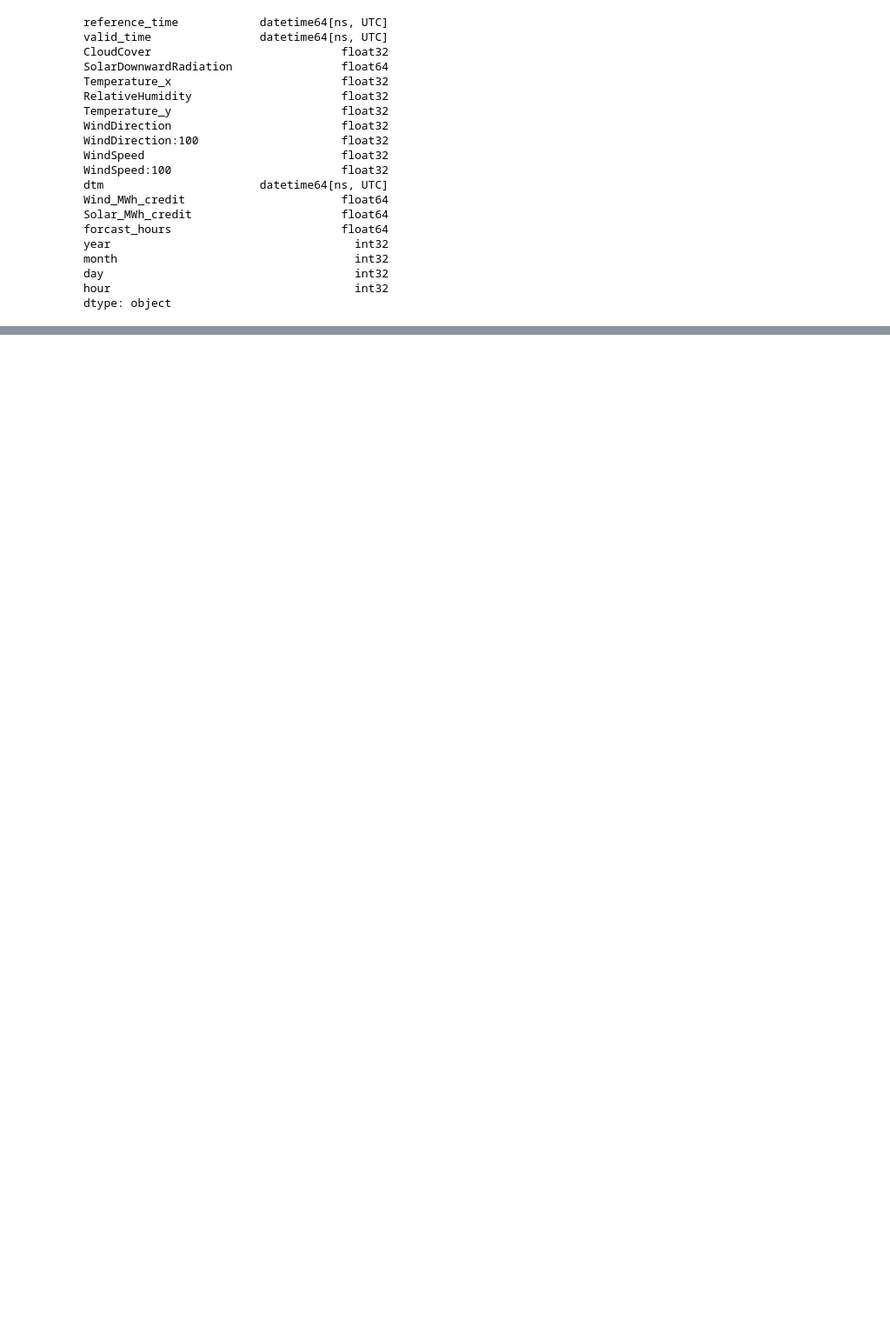
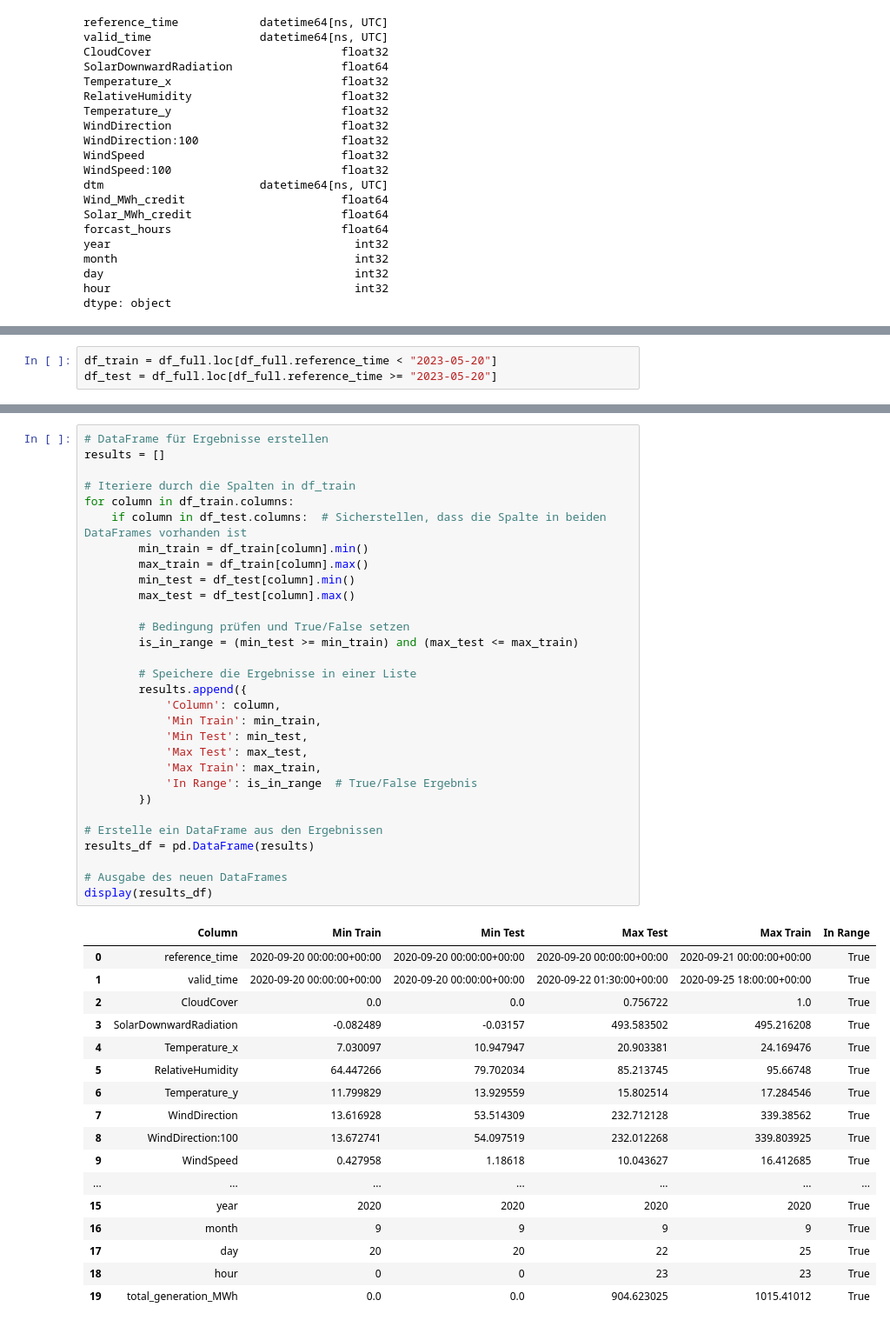
Before and after one commit to tombeihofer23/DoPro2, a Jupyter notebook: reasearch/06_quantilregression.ipynb, the cells around one changed output, grey strips where cells are left out. Shown: that part at 87% size. Saved outputs shown, nothing was run; the diff lists cells and outputs as text; blank space fills up the shorter version.

```diff
--- a/reasearch/06_quantilregression.ipynb
+++ b/reasearch/06_quantilregression.ipynb
@@ -223,0 +114,3 @@ display(df_test.describe())
+# %%
+df_train = df_full.loc[df_full.reference_time < "2023-05-20"]
+df_test = df_full.loc[df_full.reference_time >= "2023-05-20"]
@@ -224 +194,49 @@ display(df_test.describe())
+# %%
+# DataFrame für Ergebnisse erstellen
+results = []
+
+# Iteriere durch die Spalten in df_train
+for column in df_train.columns:
+    if column in df_test.columns:  # Sicherstellen, dass die Spalte in beiden DataFrames vorhanden ist
+        min_train = df_train[column].min()
+        max_train = df_train[column].max()
+        min_test = df_test[column].min()
+        max_test = df_test[column].max()
+
+        # Bedingung prüfen und True/False setzen
+        is_in_range = (min_test >= min_train) and (max_test <= max_train)
+
+        # Speichere die Ergebnisse in einer Liste
+        results.append({
+            'Column': column,
+            'Min Train': min_train,
+            'Min Test': min_test,
+            'Max Test': max_test,
+            'Max Train': max_train,
+            'In Range': is_in_range  # True/False Ergebnis
+        })
+
+# Erstelle ein DataFrame aus den Ergebnissen
+results_df = pd.DataFrame(results)
+
+# Ausgabe des neuen DataFrames
+display(results_df)
+# %% [output]
+|  | Column | Min Train | Min Test | Max Test | Max Train | In Range |
+| 0 | reference_time | 2020-09-20 00:00:00+00:00 | 2020-09-20 00:00:00+00:00 | 2020-09-20 00:00:00+00:00 | 2020-09-21 00:00:00+00:00 | True |
+| 1 | valid_time | 2020-09-20 00:00:00+00:00 | 2020-09-20 00:00:00+00:00 | 2020-09-22 01:30:00+00:00 | 2020-09-25 18:00:00+00:00 | True |
+| 2 | CloudCover | 0.0 | 0.0 | 0.756722 | 1.0 | True |
+| 3 | SolarDownwardRadiation | -0.082489 | -0.03157 | 493.583502 | 495.216208 | True |
+| 4 | Temperature_x | 7.030097 | 10.947947 | 20.903381 | 24.169476 | True |
+| 5 | RelativeHumidity | 64.447266 | 79.702034 | 85.213745 | 95.66748 | True |
+| 6 | Temperature_y | 11.799829 | 13.929559 | 15.802514 | 17.284546 | True |
+| 7 | WindDirection | 13.616928 | 53.514309 | 232.712128 | 339.38562 | True |
+| 8 | WindDirection:100 | 13.672741 | 54.097519 | 232.012268 | 339.803925 | True |
+| 9 | WindSpeed | 0.427958 | 1.18618 | 10.043627 | 16.412685 | True |
+| ... | ... | ... | ... | ... | ... | ... |
+| 15 | year | 2020 | 2020 | 2020 | 2020 | True |
+| 16 | month | 9 | 9 | 9 | 9 | True |
+| 17 | day | 20 | 20 | 22 | 25 | True |
+| 18 | hour | 0 | 0 | 23 | 23 | True |
+| 19 | total_generation_MWh | 0.0 | 0.0 | 904.623025 | 1015.41012 | True |
 # %%
```
Also changed, not shown: parts of 13 cells of this notebook.
